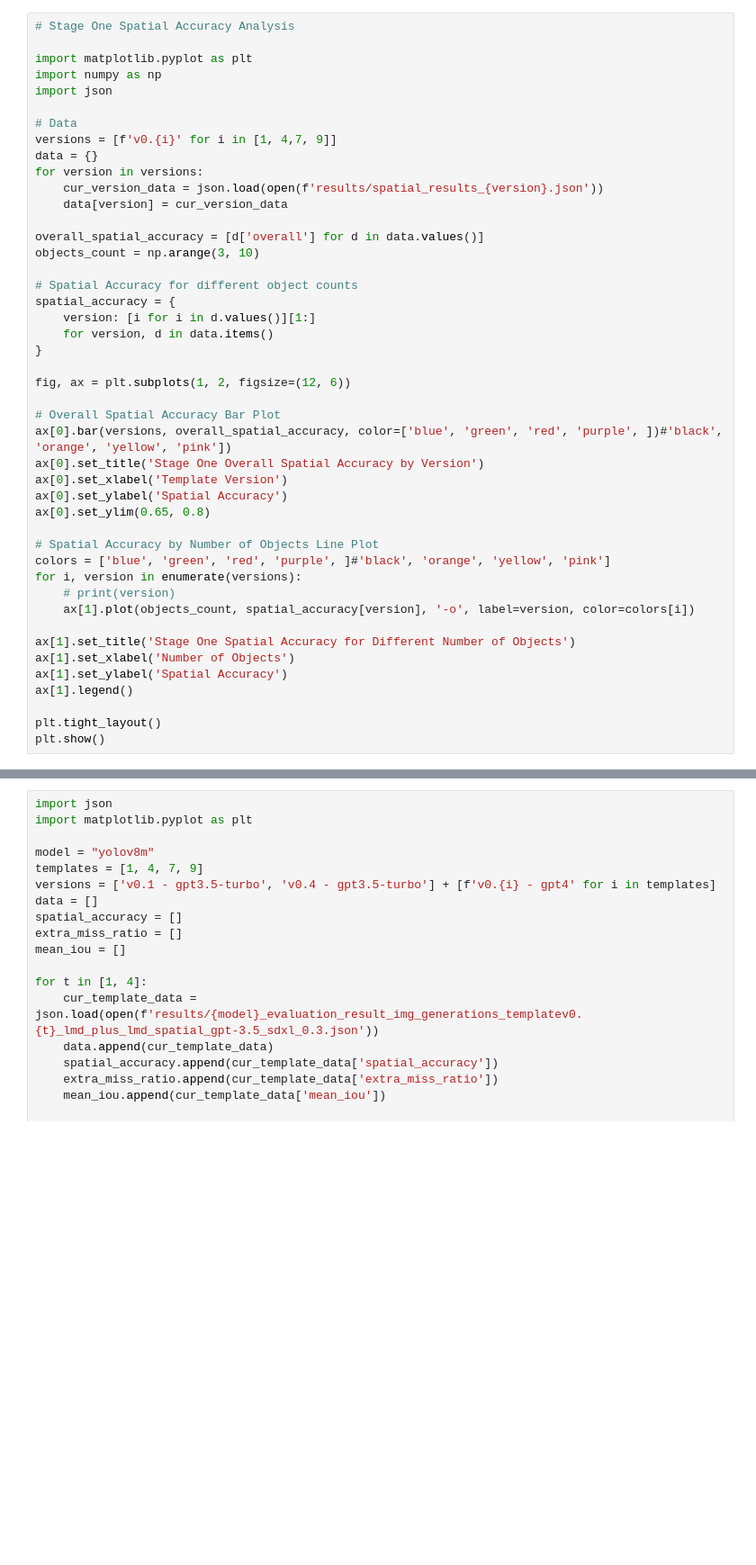
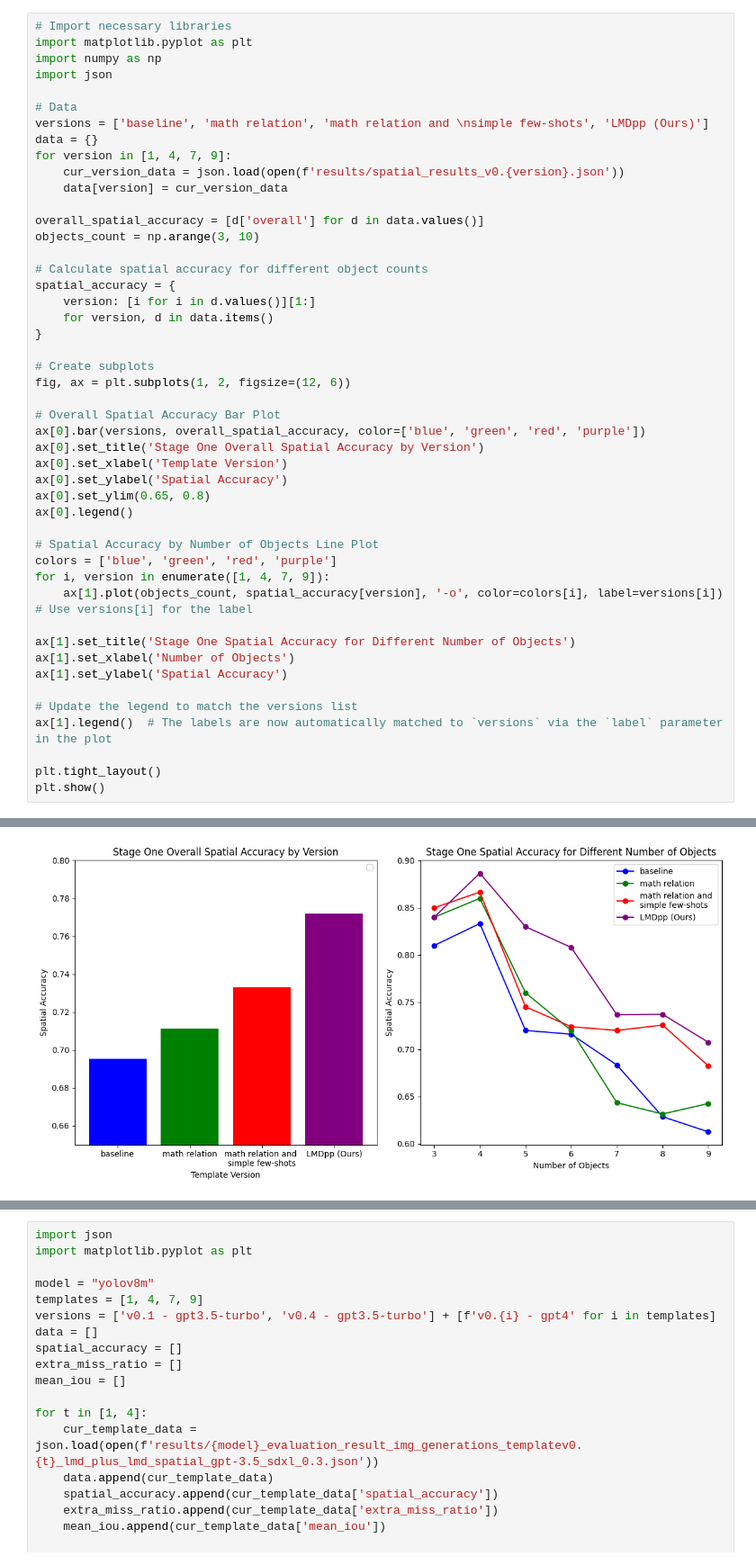
Before and after one commit to weiyueli7/SON, a Jupyter notebook: vis.ipynb, the cells around one changed output, grey strips where cells are left out. Shown: that part at 90% size. Cells and saved outputs as stored; diff of their text form; blank space fills up the shorter version.

```diff
--- a/vis.ipynb
+++ b/vis.ipynb
@@ -1,45 +1,48 @@
 # %%
-# Stage One Spatial Accuracy Analysis
-
+# Import necessary libraries
 import matplotlib.pyplot as plt
 import numpy as np
 import json
 
 # Data
-versions = [f'v0.{i}' for i in [1, 4,7, 9]]
+versions = ['baseline', 'math relation', 'math relation and \nsimple few-shots', 'LMDpp (Ours)']
 data = {}
-for version in versions:
-    cur_version_data = json.load(open(f'results/spatial_results_{version}.json'))
+for version in [1, 4, 7, 9]:
+    cur_version_data = json.load(open(f'results/spatial_results_v0.{version}.json'))
     data[version] = cur_version_data
 
 overall_spatial_accuracy = [d['overall'] for d in data.values()]
 objects_count = np.arange(3, 10)
 
-# Spatial Accuracy for different object counts
+# Calculate spatial accuracy for different object counts
 spatial_accuracy = {
     version: [i for i in d.values()][1:]
     for version, d in data.items()
 }
 
+# Create subplots
 fig, ax = plt.subplots(1, 2, figsize=(12, 6))
 
 # Overall Spatial Accuracy Bar Plot
-ax[0].bar(versions, overall_spatial_accuracy, color=['blue', 'green', 'red', 'purple', ])#'black', 'orange', 'yellow', 'pink'])
+ax[0].bar(versions, overall_spatial_accuracy, color=['blue', 'green', 'red', 'purple'])
 ax[0].set_title('Stage One Overall Spatial Accuracy by Version')
 ax[0].set_xlabel('Template Version')
 ax[0].set_ylabel('Spatial Accuracy')
 ax[0].set_ylim(0.65, 0.8)
+ax[0].legend()
 
 # Spatial Accuracy by Number of Objects Line Plot
-colors = ['blue', 'green', 'red', 'purple', ]#'black', 'orange', 'yellow', 'pink']
-for i, version in enumerate(versions):
-    # print(version)
-    ax[1].plot(objects_count, spatial_accuracy[version], '-o', label=version, color=colors[i])
+colors = ['blue', 'green', 'red', 'purple']
+for i, version in enumerate([1, 4, 7, 9]):
+    ax[1].plot(objects_count, spatial_accuracy[version], '-o', color=colors[i], label=versions[i])  # Use versions[i] for the label
 
 ax[1].set_title('Stage One Spatial Accuracy for Different Number of Objects')
 ax[1].set_xlabel('Number of Objects')
 ax[1].set_ylabel('Spatial Accuracy')
-ax[1].legend()
+
+# Update the legend to match the versions list
+ax[1].legend()  # The labels are now automatically matched to `versions` via the `label` parameter in the plot
 
 plt.tight_layout()
 plt.show()
+# %% [output]
@@ -45,0 +50 @@ plt.show()
+[figure, added]
```
Also changed, not shown: parts of 3 cells of this notebook, 1 other file.
